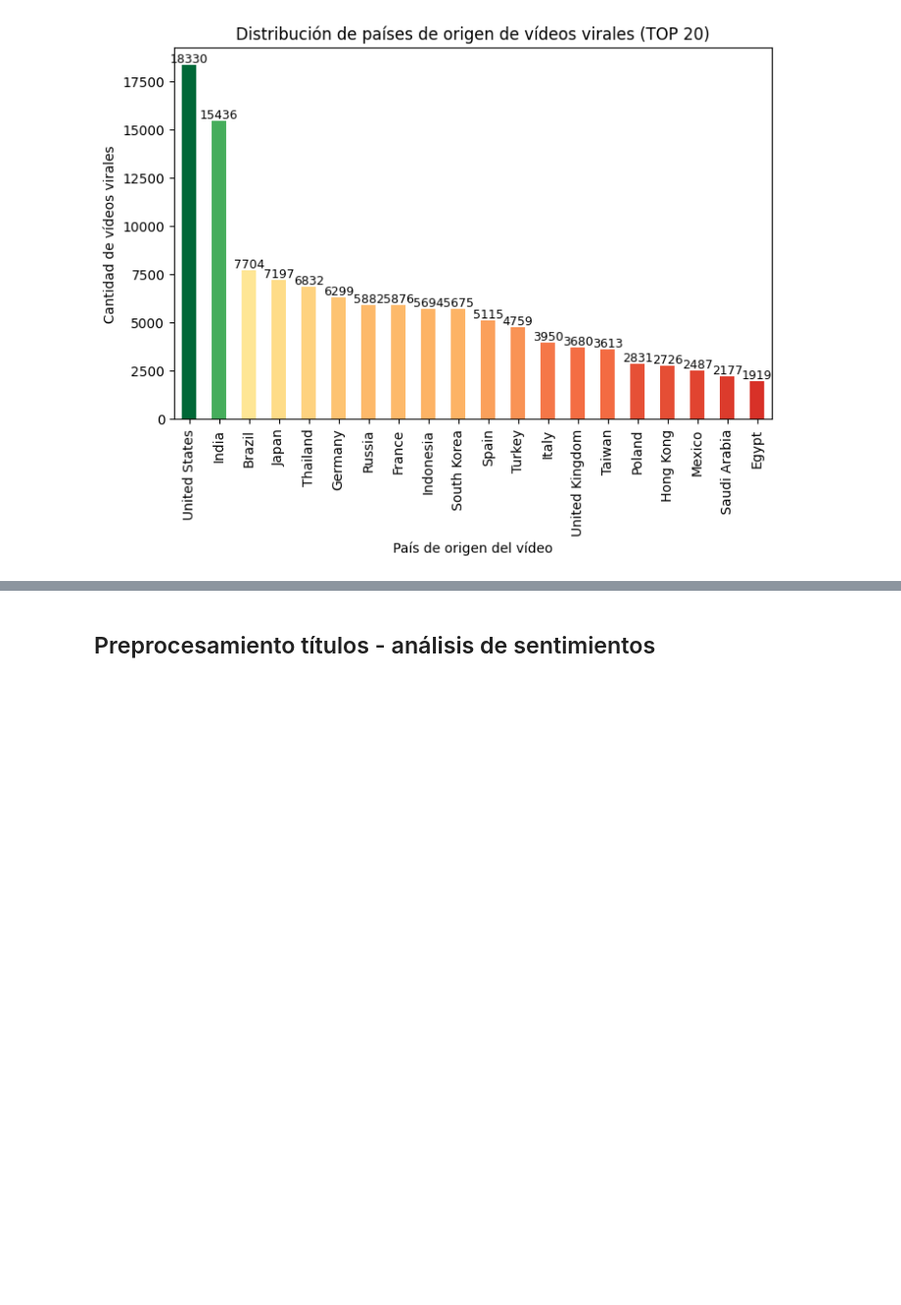
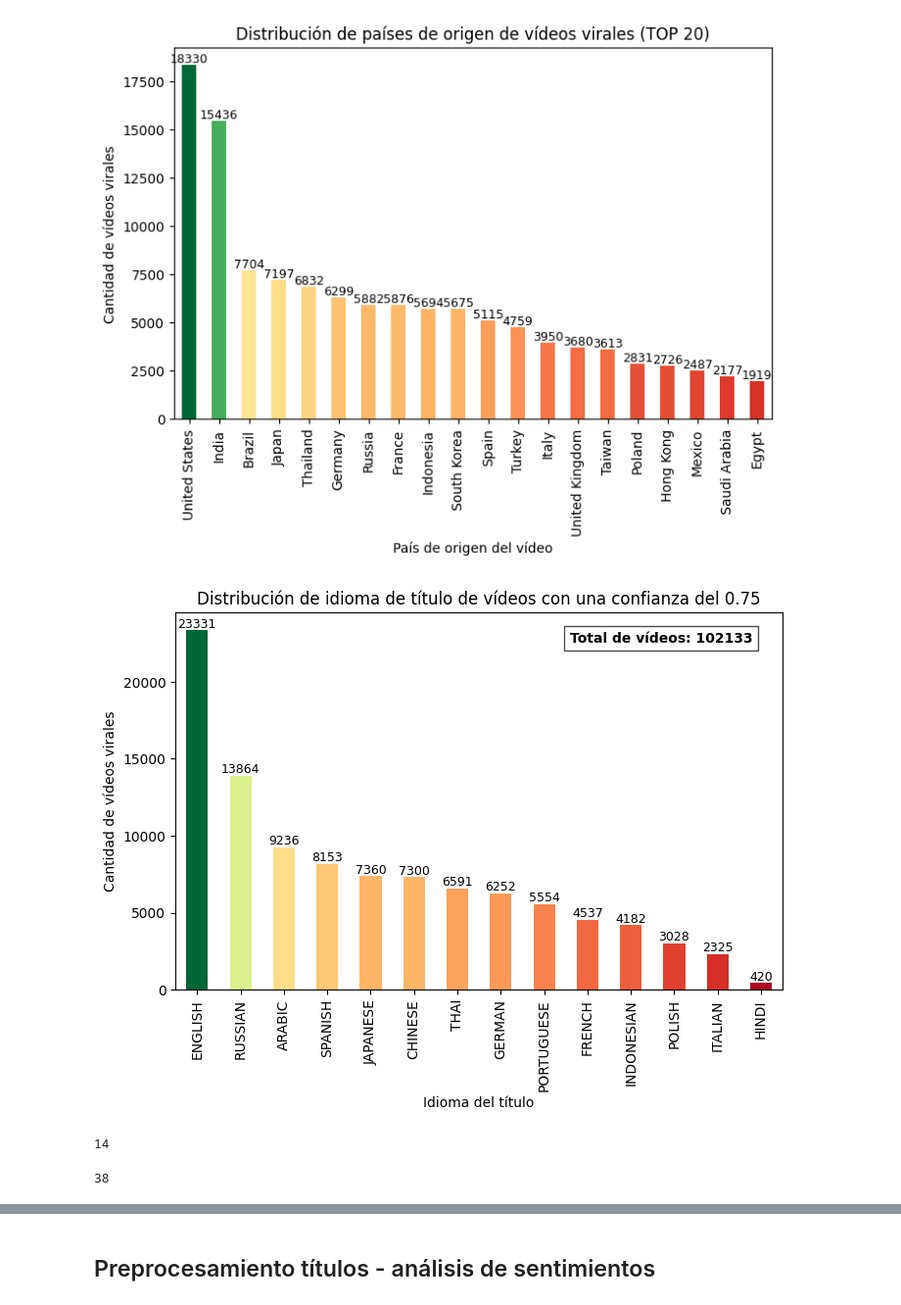
Before and after one commit to dsdr02/TFM, a Jupyter notebook: David-EDA.ipynb, the cells around one changed output, grey strips where cells are left out. Shown at 98% size. Drawn from its saved outputs; the diff is of its cells as text; code cells hidden in the pictures; blank space fills up the shorter version.

```diff
--- a/David-EDA.ipynb
+++ b/David-EDA.ipynb
@@ -108,5 +109,45 @@ for i, value in enumerate(categories):
 plt.show()
 # %% [output]
 [figure]
+# %%
+#Columnas para el idioma
+languages = [Language.ENGLISH, Language.FRENCH, Language.GERMAN, Language.SPANISH, Language.ITALIAN, Language.PORTUGUESE, Language.ARABIC, Language.THAI, Language.HINDI, Language.CHINESE, Language.INDONESIAN, Language.RUSSIAN, Language.POLISH, Language.JAPANESE]
+detector = LanguageDetectorBuilder.from_languages(*languages).with_preloaded_language_models().build()
+#detector = LanguageDetectorBuilder.from_all_languages().with_preloaded_language_models().build()
+df['video_title_language'] = df['video_title'].apply(lambda x: str(detector.detect_language_of(str(x)))[9:])
+df['vtl_confidence'] =  df['video_title'].apply(lambda x: detector.compute_language_confidence_values(str(x))[0].value)
+# %%
+#Idioma de los títulos
+confianza = 0.75
+categories = df[df['vtl_confidence'] >= confianza]['video_title_language'].value_counts()
+#categories = categories[0:20]
+plt.figure(figsize=(8,5))
+bars = categories.plot(kind='bar', color=plt.cm.RdYlGn(categories/categories.max()))
+
+plt.title(f"Distribución de idioma de título de vídeos con una confianza del {confianza}")
+plt.xlabel("Idioma del título")
+plt.ylabel("Cantidad de vídeos virales")
+plt.xticks(rotation=90)
+
+plt.text(0.95, 0.95, f"Total de vídeos: {categories.sum()}",
+         ha="right", va="top", transform=plt.gca().transAxes,
+         fontsize=10, fontweight="bold", bbox=dict(facecolor="white", alpha=0.7))
+
+for i, value in enumerate(categories):
+    plt.text(i, value + 0.5, str(value), ha='center', va='bottom', fontsize=9)
+
+plt.show()
+# %% [output]
+[figure, added]
+# %%
+#Tamaño de los títulos: longitud y número de palabras
+df["video_title_len"] = df["video_title"].apply(lambda x: len(x))
+df["video_title_words"]
+# %% [output]
+14
+# %%
+len(df["video_title"][0])
+# %% [output]
+38
 # %%
 #Análisis de título (idioma, tamaño, emojis)
```
Also changed, not shown: parts of 3 cells of this notebook.
